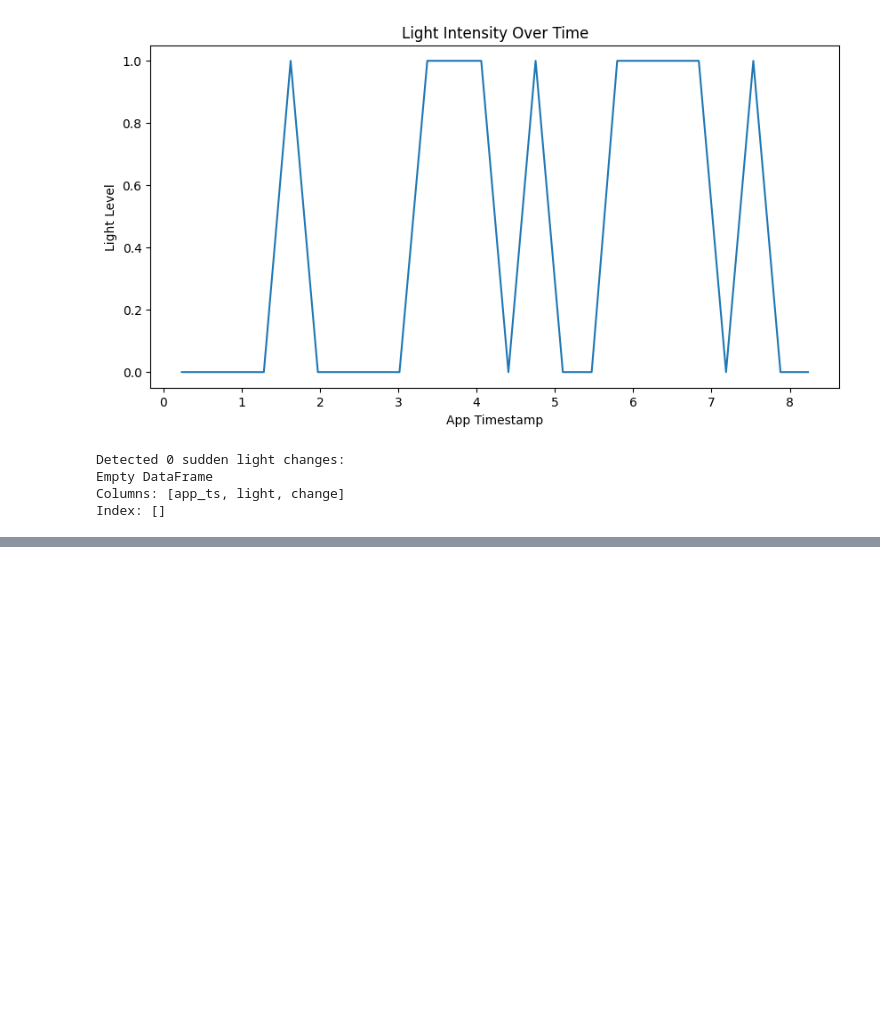
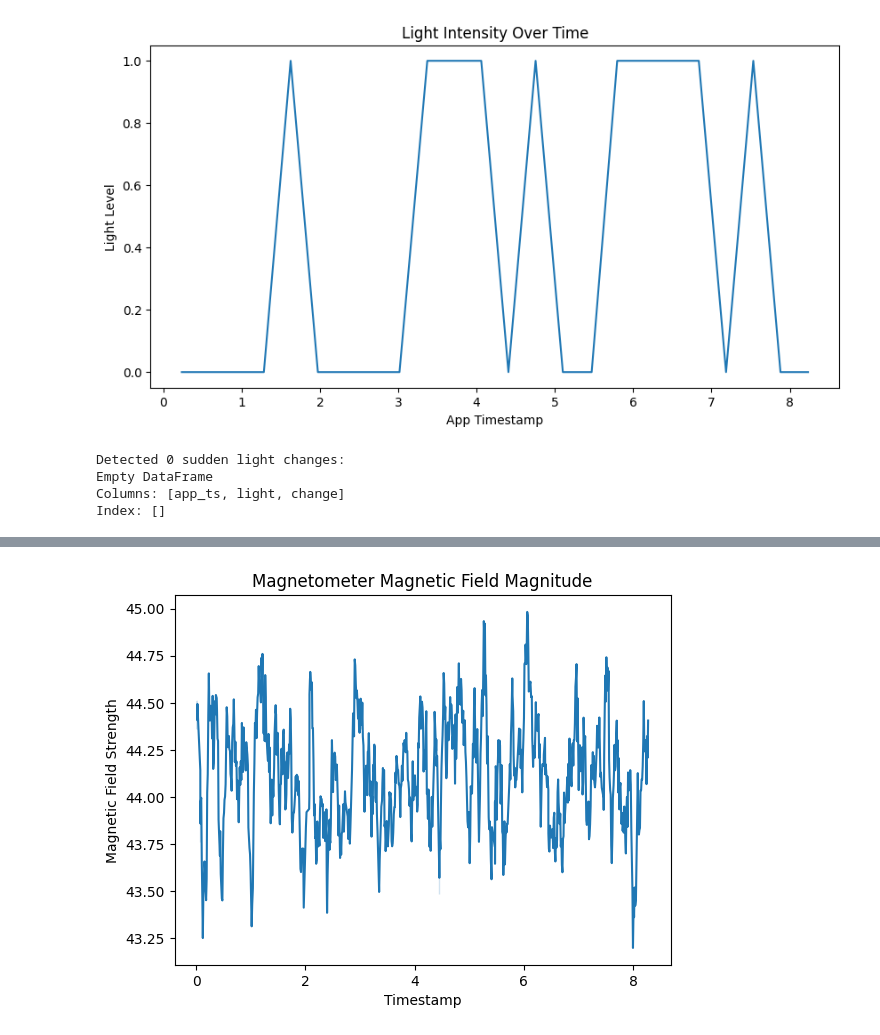
Before and after one commit to HiraNawaz2415/Assignment-1-TOPL-Roll-002-, a Jupyter notebook: assignment#1.ipynb, the cells around one changed output, grey strips where cells are left out. Cells and saved outputs as stored; diff of their text form; code cells hidden in the pictures; blank space fills up the shorter version.

```diff
--- a/assignment#1.ipynb
+++ b/assignment#1.ipynb
@@ -130,6 +130,7 @@ import seaborn as sns
 acc_df = pd.read_csv("ACCE.csv")
 gyro_df = pd.read_csv("GYRO.csv")
 light_df = pd.read_csv("LIGH.csv")
+magn_df = pd.read_csv("MAGN.csv")
 # %% [markdown]
 <b>2. Accelerometer Analysis</b>
 # %%
@@ -280,0 +287,9 @@ plt.show()
+# %%
+
+
+# Calculate magnetic field magnitude
+magn_df['mag_field'] = (magn_df['x']**2 + magn_df['y']**2 + magn_df['z']**2)**0.5
+
+# Display statistical summary
+print("Magnetometer Sensor Statistics:")
+print(magn_df['mag_field'].describe())
@@ -280,0 +307,8 @@ plt.show()
+# %%
+# Plot the magnetic field magnitude over time
+sns.lineplot(data=magn_df, x='app_ts', y='mag_field').set(title="Magnetometer Magnetic Field Magnitude")
+plt.xlabel("Timestamp")
+plt.ylabel("Magnetic Field Strength")
+plt.show()
+# %% [output]
+[figure, added]
```
Also changed, not shown: parts of 5 cells of this notebook.
